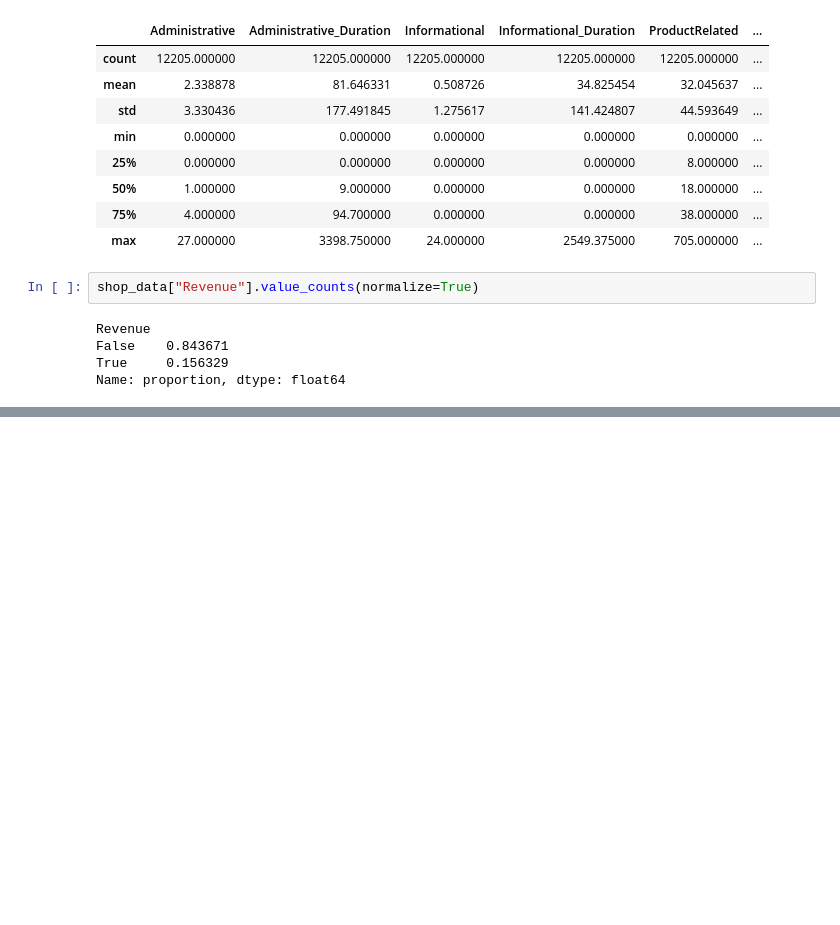
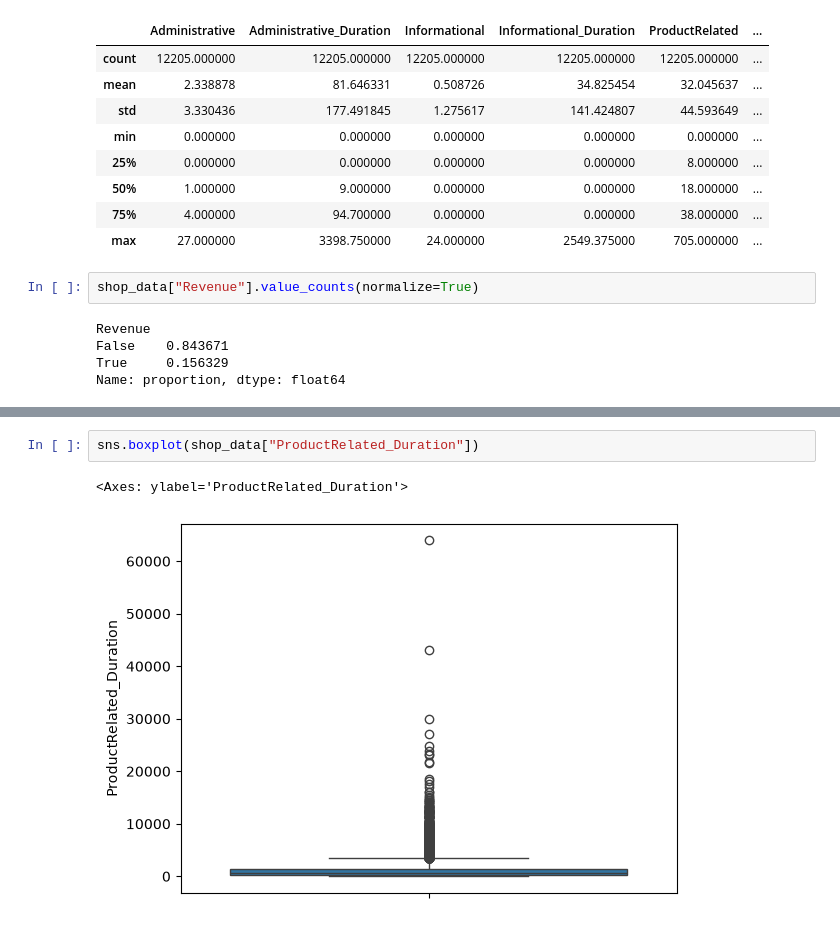
Before and after one commit to Shifa4532/data-science-notebooks, a Jupyter notebook: 09_supervisedML/DT_assignment.ipynb, the cells around one changed output, grey strips where cells are left out. Drawn from its saved outputs; the diff is of its cells as text; blank space fills up the shorter version.

```diff
--- a/09_supervisedML/DT_assignment.ipynb
+++ b/09_supervisedML/DT_assignment.ipynb
@@ -98,0 +118,5 @@ plt.show()
+# %%
+sns.boxplot(shop_data["ProductRelated_Duration"])
+# %% [output]
+<Axes: ylabel='ProductRelated_Duration'>
+[figure, added]
```
Also changed, not shown: parts of 5 cells of this notebook.
